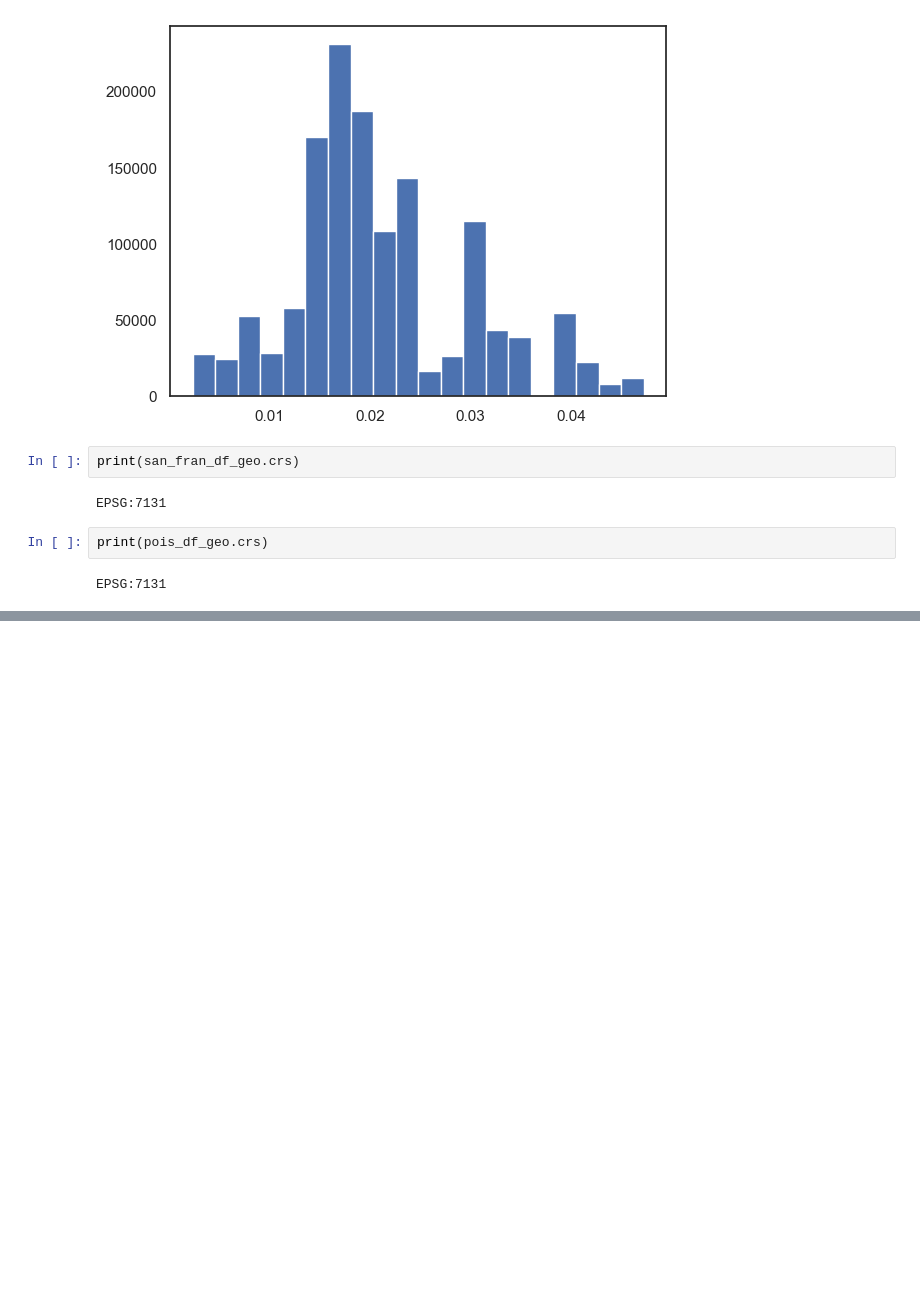
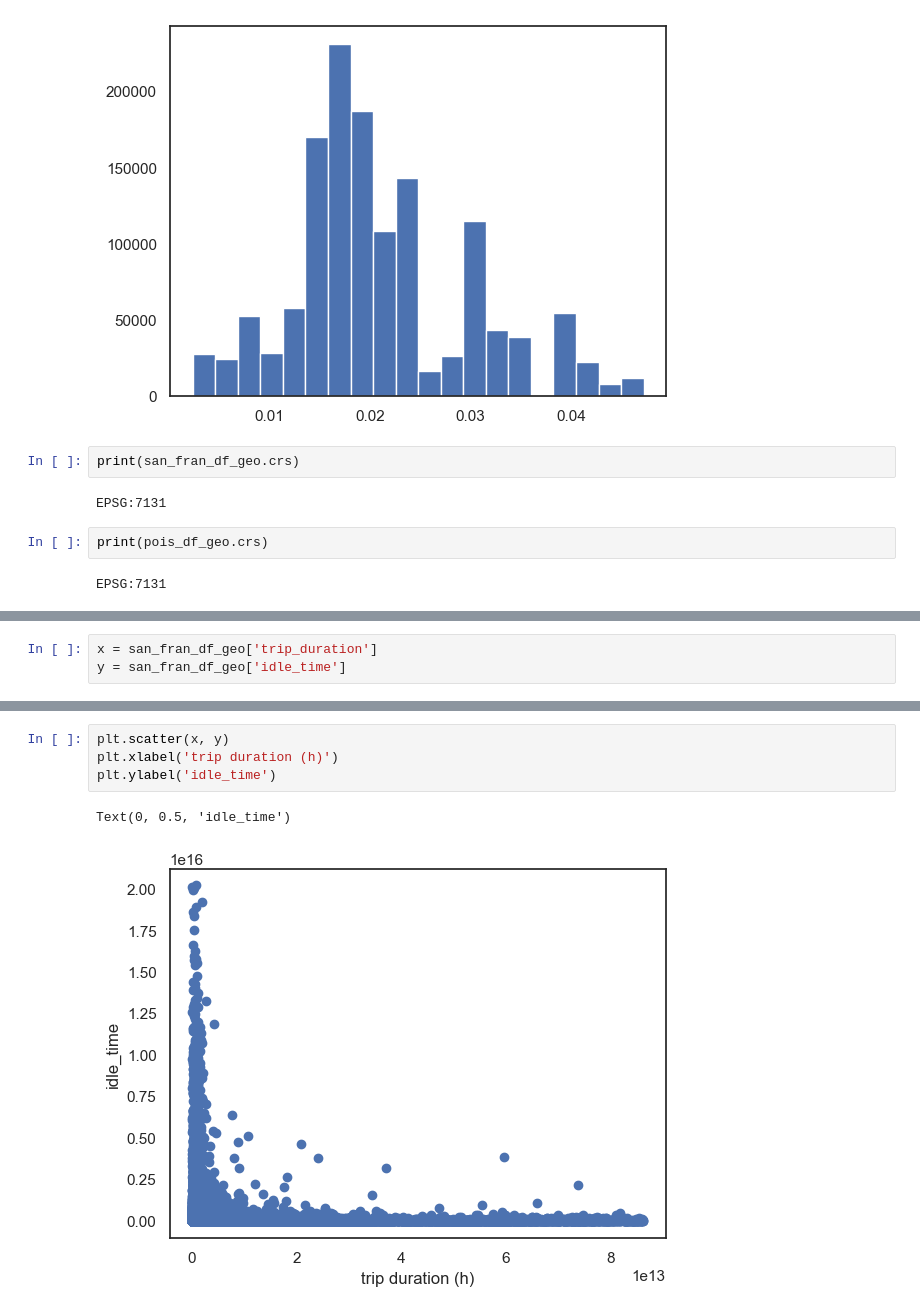
Before and after one commit to darebakdavca/Team_Project_DSML, a Jupyter notebook: Notebooks/4_Predictive_analysis.ipynb, the cells around one changed output, grey strips where cells are left out. Cells and saved outputs as stored; diff of their text form; blank space fills up the shorter version.

```diff
--- a/Notebooks/4_Predictive_analysis.ipynb
+++ b/Notebooks/4_Predictive_analysis.ipynb
@@ -290,0 +293,3 @@ EPSG:7131
+# %%
+x = san_fran_df_geo['trip_duration']
+y = san_fran_df_geo['idle_time']
@@ -290,0 +300,7 @@ EPSG:7131
+# %%
+plt.scatter(x, y)
+plt.xlabel('trip duration (h)')
+plt.ylabel('idle_time')
+# %% [output]
+Text(0, 0.5, 'idle_time')
+[figure, added]
```
Also changed, not shown: parts of 2 cells of this notebook.
